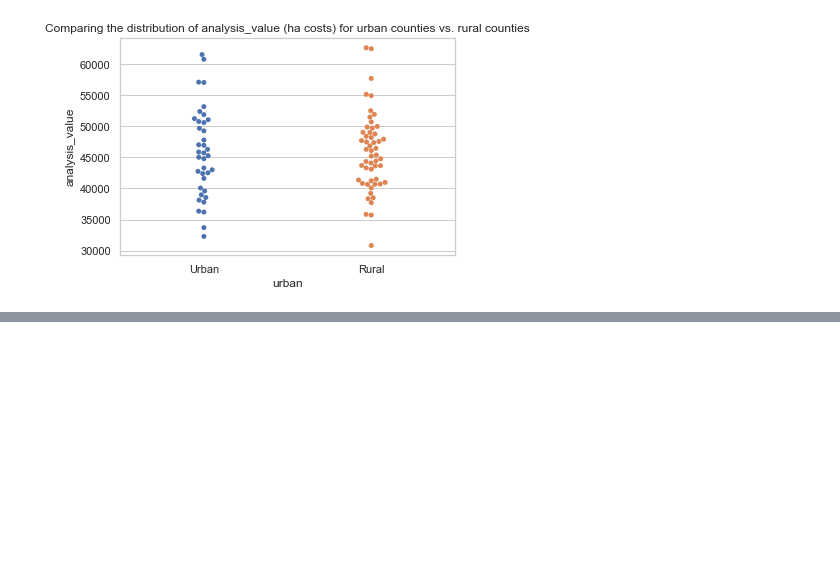
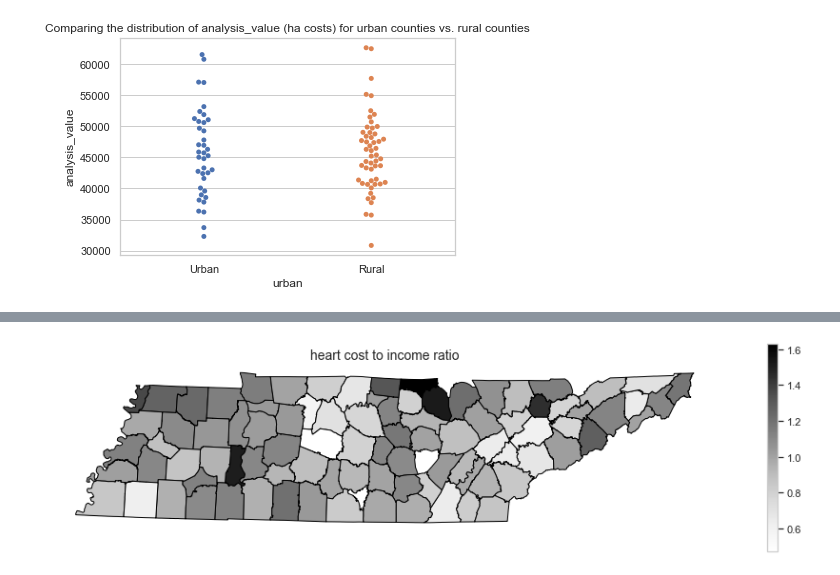
Before and after one commit to hiralmaster/data-science-essentials-3, a Jupyter notebook: notebooks/Homework.ipynb, the cells around one changed output, grey strips where cells are left out. Saved outputs shown, nothing was run; the diff lists cells and outputs as text; code cells hidden in the pictures; blank space fills up the shorter version.

```diff
--- a/notebooks/Homework.ipynb
+++ b/notebooks/Homework.ipynb
@@ -550,0 +743,5 @@ plt.title('Comparing the distribution of analysis_value (ha costs) for urban cou
+# %%
+counties.county = counties.county + ' County'
+# %%
+counties_cost_df = pd.merge(left=counties, right=tn_df, left_on='county', right_on='county')
+counties_cost_df.head(-1)
@@ -550,0 +762,11 @@ plt.title('Comparing the distribution of analysis_value (ha costs) for urban cou
+# %%
+fig, ax = plt.subplots(figsize=(16,4))
+counties_cost_df.plot(column = 'ha_cost_income_ratio',
+                      cmap = 'Greys',
+              edgecolor = 'black',
+                      legend = True,
+                      ax=ax)
+plt.title ('heart cost to income ratio', fontsize = 14)
+ax.axis('off');
+# %% [output]
+[figure, added]
```
Also changed, not shown: parts of 38 cells of this notebook, 12 other files.
